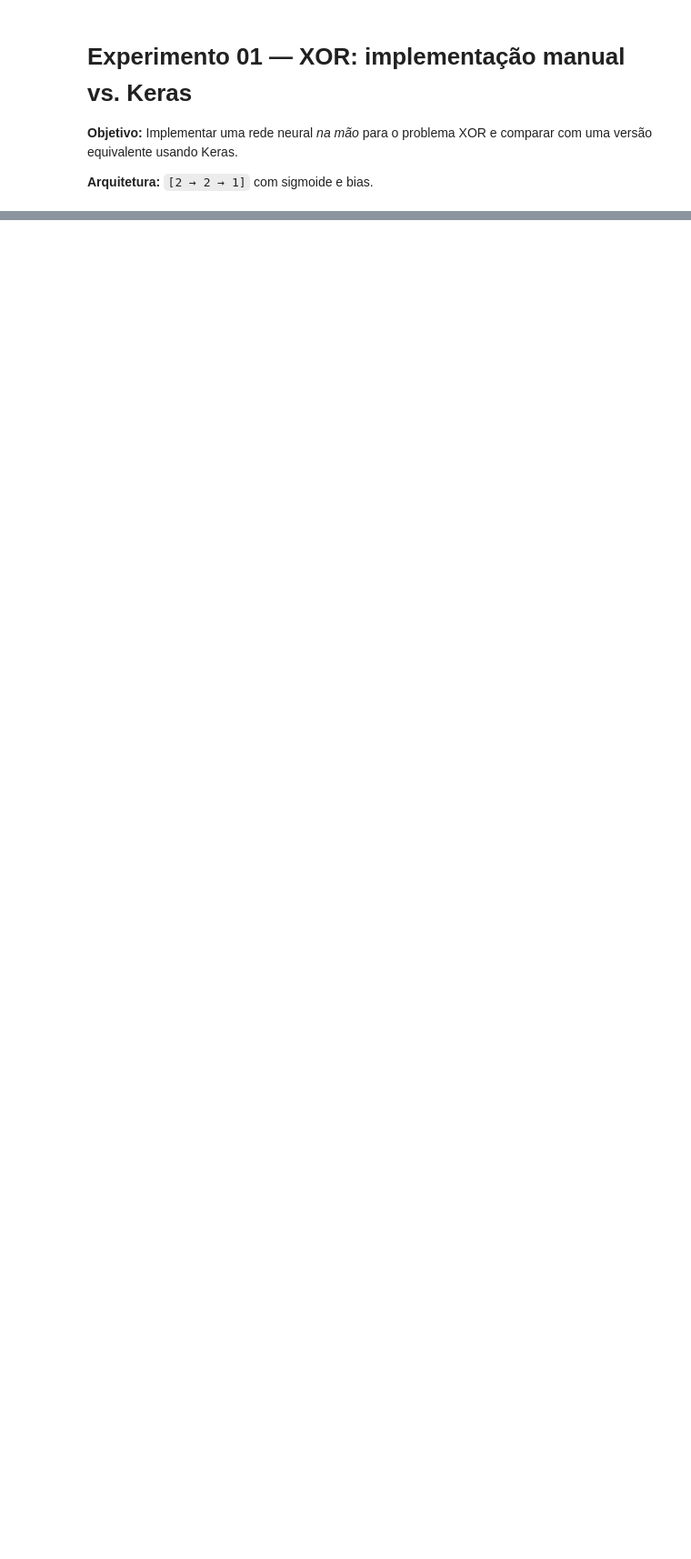
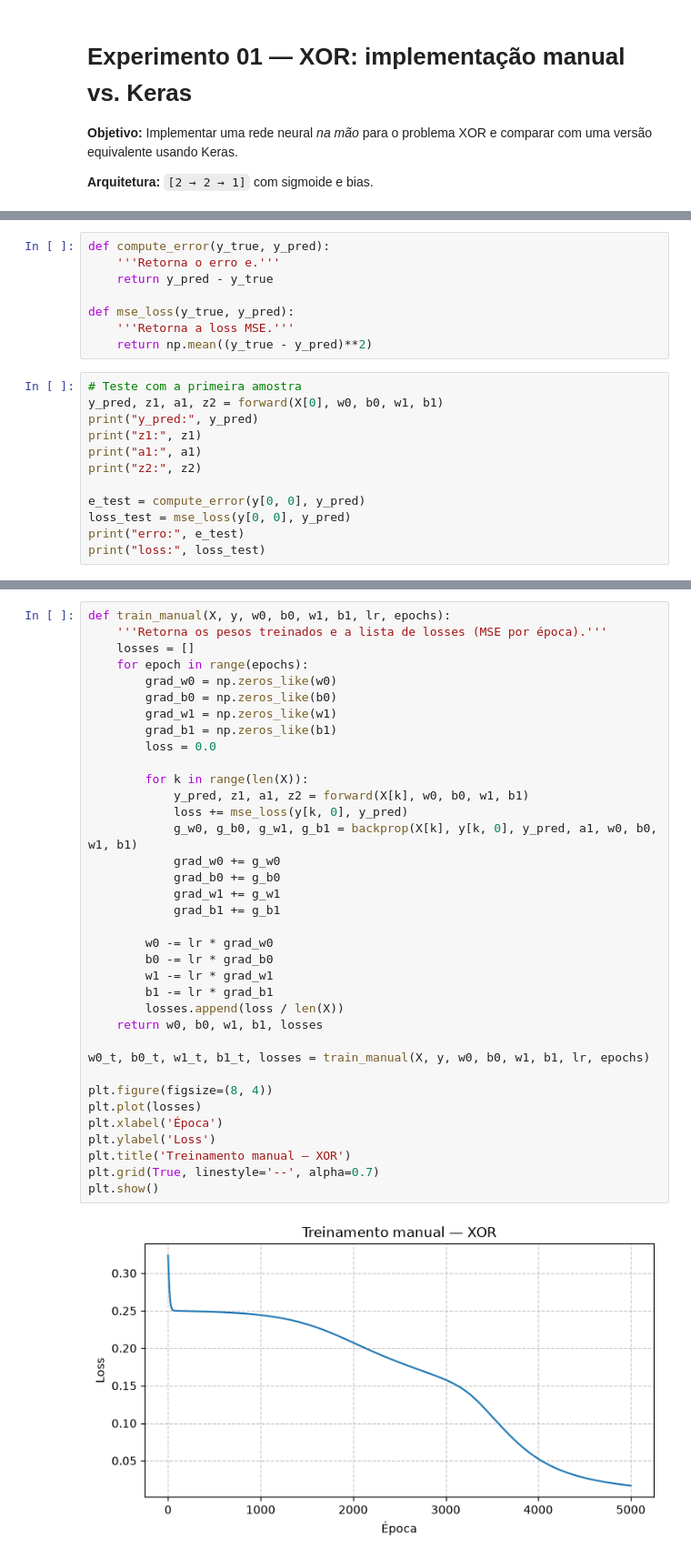
Before and after one commit to carolcortez1/NeuralNetwork_Backpropagation, a Jupyter notebook: experiments/ex01_xor/experimento_01.ipynb, the cells around one changed output, grey strips where cells are left out. Shown at 91% size. Saved outputs shown, nothing was run; the diff lists cells and outputs as text; blank space fills up the shorter version.

```diff
--- a/experiments/ex01_xor/experimento_01.ipynb
+++ b/experiments/ex01_xor/experimento_01.ipynb
@@ -276,0 +144,20 @@ Use este espaço para anotar o que você observou:
+# %%
+def compute_error(y_true, y_pred):
+    '''Retorna o erro e.'''
+    return y_pred - y_true
+
+def mse_loss(y_true, y_pred):
+    '''Retorna a loss MSE.'''
+    return np.mean((y_true - y_pred)**2)
+# %%
+# Teste com a primeira amostra
+y_pred, z1, a1, z2 = forward(X[0], w0, b0, w1, b1)
+print("y_pred:", y_pred)
+print("z1:", z1)
+print("a1:", a1)
+print("z2:", z2)
+
+e_test = compute_error(y[0, 0], y_pred)
+loss_test = mse_loss(y[0, 0], y_pred)
+print("erro:", e_test)
+print("loss:", loss_test)
@@ -276,0 +232,38 @@ Use este espaço para anotar o que você observou:
+# %%
+def train_manual(X, y, w0, b0, w1, b1, lr, epochs):
+    '''Retorna os pesos treinados e a lista de losses (MSE por época).'''
+    losses = []
+    for epoch in range(epochs):
+        grad_w0 = np.zeros_like(w0)
+        grad_b0 = np.zeros_like(b0)
+        grad_w1 = np.zeros_like(w1)
+        grad_b1 = np.zeros_like(b1)
+        loss = 0.0
+
+        for k in range(len(X)):
+            y_pred, z1, a1, z2 = forward(X[k], w0, b0, w1, b1)
+            loss += mse_loss(y[k, 0], y_pred)
+            g_w0, g_b0, g_w1, g_b1 = backprop(X[k], y[k, 0], y_pred, a1, w0, b0, w1, b1)
+            grad_w0 += g_w0
+            grad_b0 += g_b0
+            grad_w1 += g_w1
+            grad_b1 += g_b1
+
+        w0 -= lr * grad_w0
+        b0 -= lr * grad_b0
+        w1 -= lr * grad_w1
+        b1 -= lr * grad_b1
+        losses.append(loss / len(X))
+    return w0, b0, w1, b1, losses
+
+w0_t, b0_t, w1_t, b1_t, losses = train_manual(X, y, w0, b0, w1, b1, lr, epochs)
+
+plt.figure(figsize=(8, 4))
+plt.plot(losses)
+plt.xlabel('Época')
+plt.ylabel('Loss')
+plt.title('Treinamento manual — XOR')
+plt.grid(True, linestyle='--', alpha=0.7)
+plt.show()
+# %% [output]
+[figure, added]
```
Also changed, not shown: parts of 48 cells of this notebook, 1 other file.
